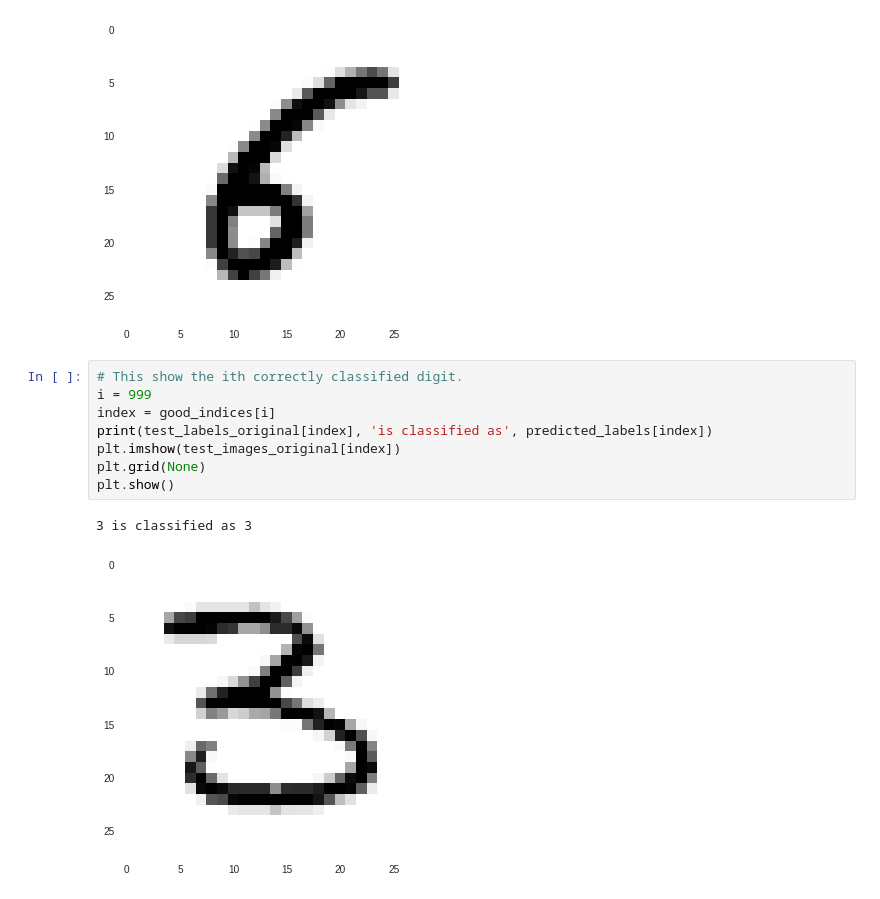
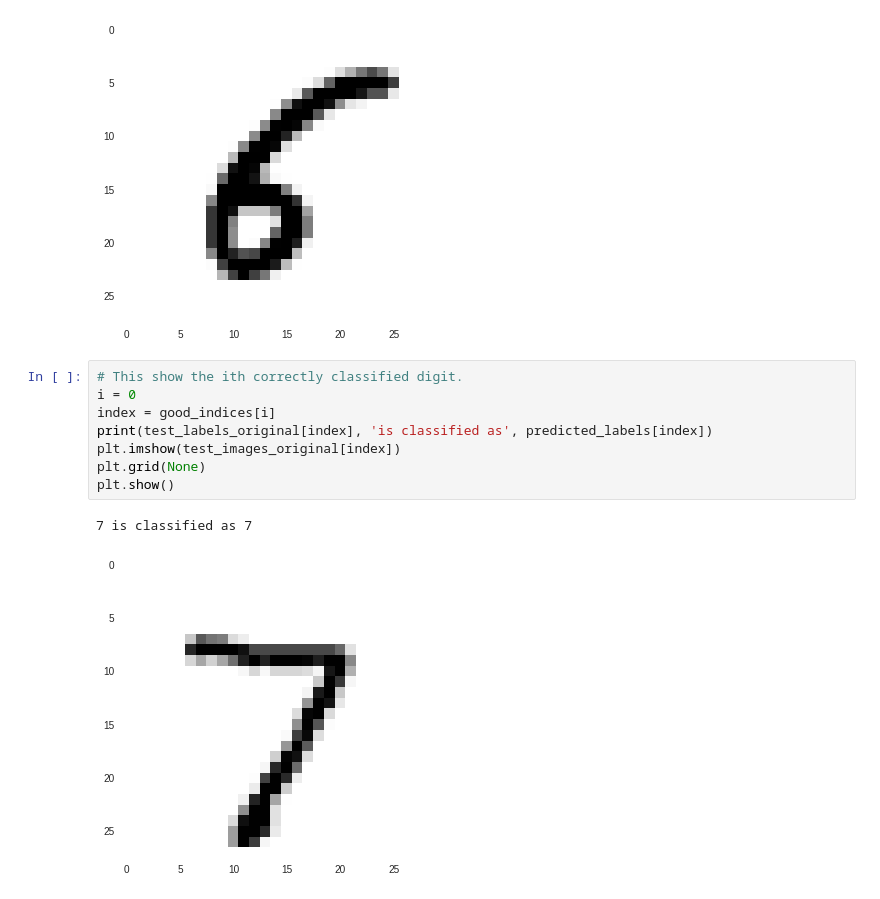
Before and after one commit to algo74/MLCourse, a Jupyter notebook: HW1/hw1_problem2.ipynb, the cells around one changed output. Drawn from its saved outputs; the diff is of its cells as text.

```diff
--- a/HW1/hw1_problem2.ipynb
+++ b/HW1/hw1_problem2.ipynb
@@ -262,12 +290,12 @@ plt.show()
 [figure]
 # %%
 # This show the ith correctly classified digit.
-i = 999
+i = 0
 index = good_indices[i]
 print(test_labels_original[index], 'is classified as', predicted_labels[index])
 plt.imshow(test_images_original[index])
 plt.grid(None)
 plt.show()
 # %% [output]
-3 is classified as 3
+7 is classified as 7
-[figure, old version]
+[figure, new version]
```
Also changed, not shown: parts of 17 cells of this notebook.
